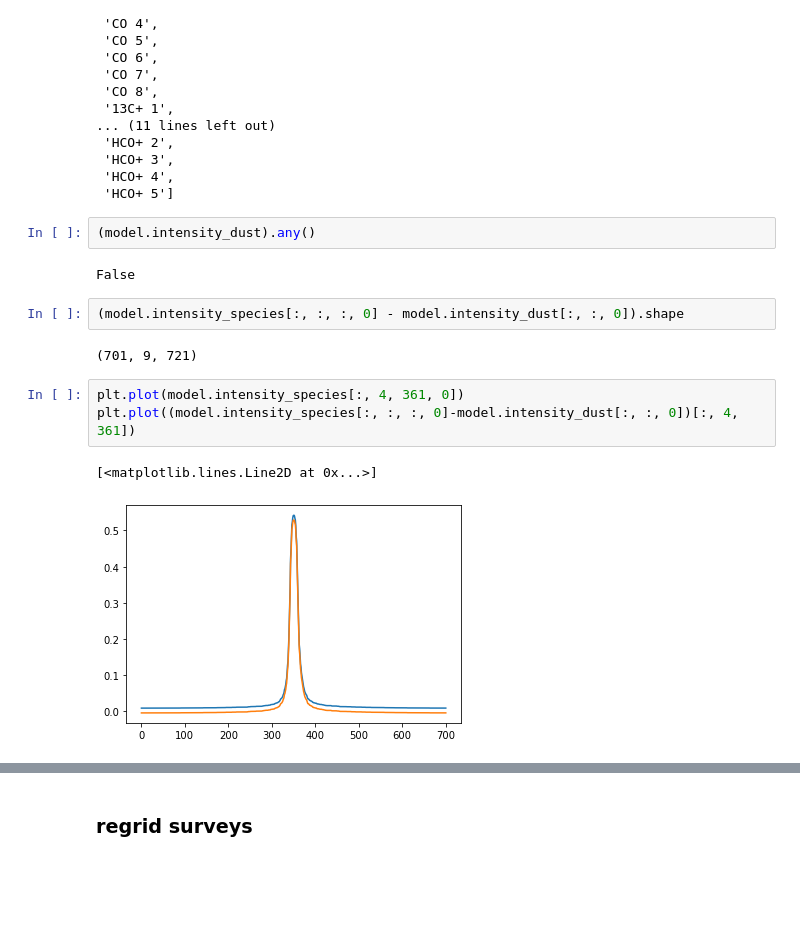
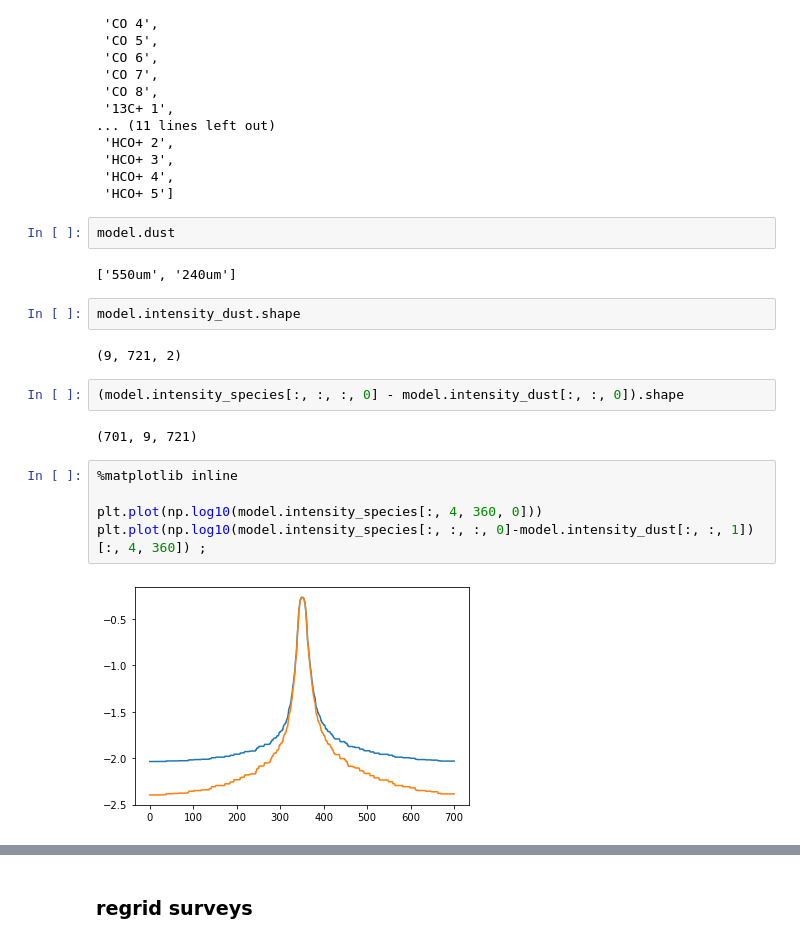
Before and after one commit to CraigYanitski/kosmatau3d, a Jupyter notebook: notebooks/model selection/model_comparison.ipynb, the cells around one changed output, grey strips where cells are left out. Saved outputs shown, nothing was run; the diff lists cells and outputs as text; blank space fills up the shorter version.

```diff
--- a/notebooks/model selection/model_comparison.ipynb
+++ b/notebooks/model selection/model_comparison.ipynb
@@ -183,17 +184,22 @@ model.species
  'HCO+ 3',
  'HCO+ 4',
  'HCO+ 5']
-# %%
-(model.intensity_dust).any()
-# %% [output]
-False
+# %%
+model.dust
+# %% [output]
+['550um', '240um']
+# %%
+model.intensity_dust.shape
+# %% [output]
+(9, 721, 2)
 # %%
 (model.intensity_species[:, :, :, 0] - model.intensity_dust[:, :, 0]).shape
 # %% [output]
 (701, 9, 721)
 # %%
-plt.plot(model.intensity_species[:, 4, 361, 0])
-plt.plot((model.intensity_species[:, :, :, 0]-model.intensity_dust[:, :, 0])[:, 4, 361])
+%matplotlib inline
+
+plt.plot(np.log10(model.intensity_species[:, 4, 360, 0]))
+plt.plot(np.log10(model.intensity_species[:, :, :, 0]-model.intensity_dust[:, :, 1])[:, 4, 360]) ;
 # %% [output]
-[<matplotlib.lines.Line2D at 0x...>]
-[figure, old version]
+[figure, new version]
```
Also changed, not shown: parts of 10 cells of this notebook, 17 other files.
